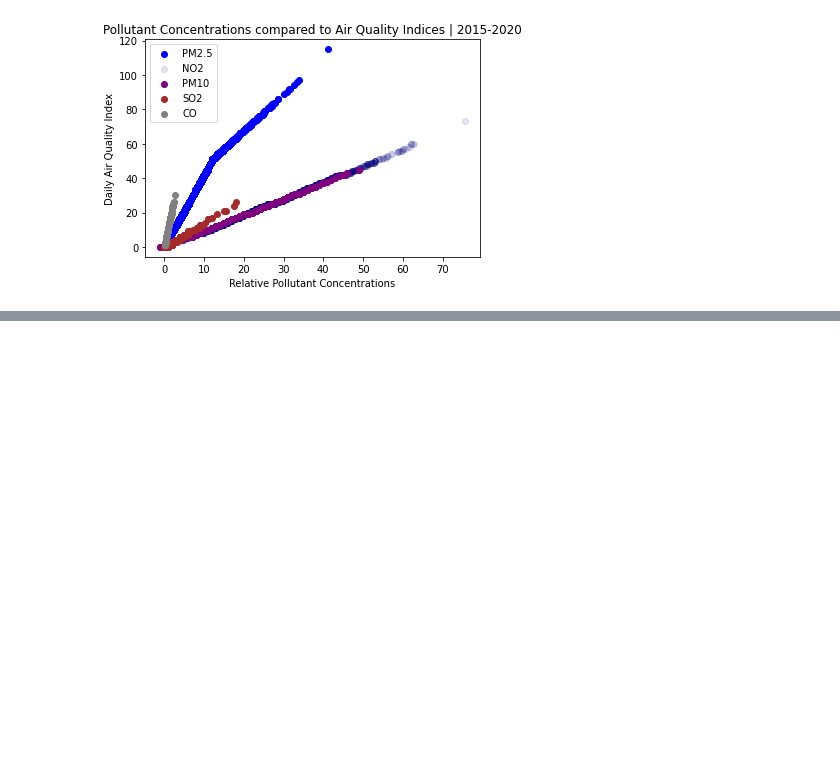
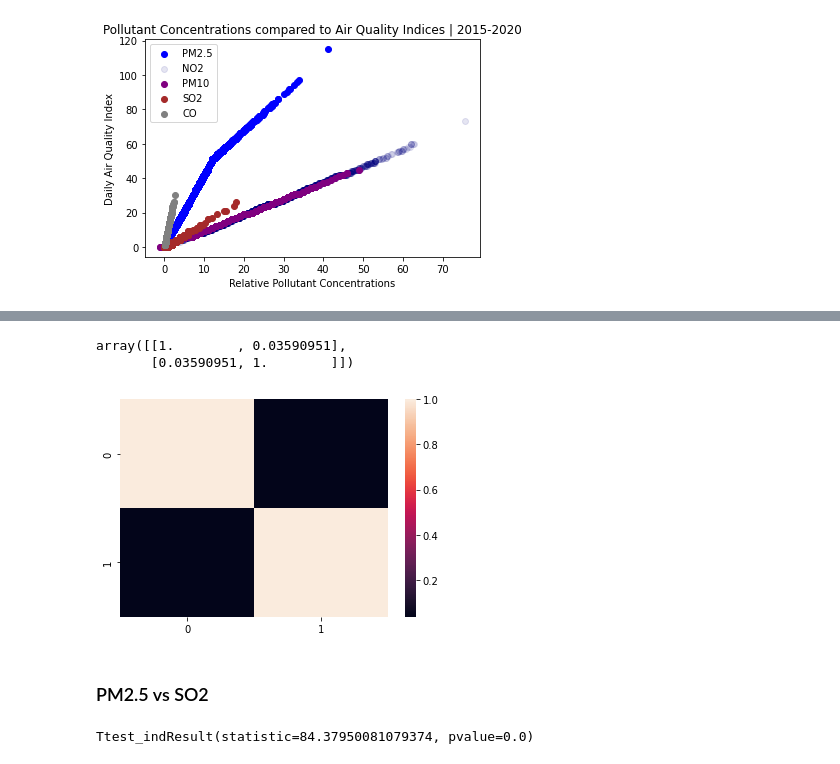
Before and after one commit to darbyna/DATA606_Capstone, a Jupyter notebook: Cleaned_Data_and_EDA_|_DATA606_Capstone_Project.ipynb, the cells around one changed output, grey strips where cells are left out. Saved outputs shown, nothing was run; the diff lists cells and outputs as text; code cells hidden in the pictures; blank space fills up the shorter version.

```diff
--- a/Cleaned_Data_and_EDA_|_DATA606_Capstone_Project.ipynb
+++ b/Cleaned_Data_and_EDA_|_DATA606_Capstone_Project.ipynb
@@ -445,0 +362,15 @@ PM2.5 Data Length: 8731      PM10 Data Length: 2085
+# %%
+#Pearson's R Test:
+sns.heatmap(np.corrcoef(DC_PM25_Concentrations['Daily_Mean_PM25_Concentration'][:8000], DC_NO2_Concentrations['Daily Max 1-hour NO2 Concentration'][:8000]))
+np.corrcoef(DC_PM25_Concentrations['Daily_Mean_PM25_Concentration'][:8000], DC_NO2_Concentrations['Daily Max 1-hour NO2 Concentration'][:8000])
+# %% [output]
+array([[1.        , 0.03590951],
+       [0.03590951, 1.        ]])
+[figure, added]
+# %% [markdown]
+### PM2.5 vs SO2
+# %%
+#T-Test:
+scipy.stats.ttest_ind(DC_PM25_Concentrations['Daily_Mean_PM25_Concentration'][:3000], DC_SO2_Concentrations['Daily Max 1-hour SO2 Concentration'][:3000])
+# %% [output]
+Ttest_indResult(statistic=84.37950081079374, pvalue=0.0)
```
Also changed, not shown: parts of 40 cells of this notebook.
